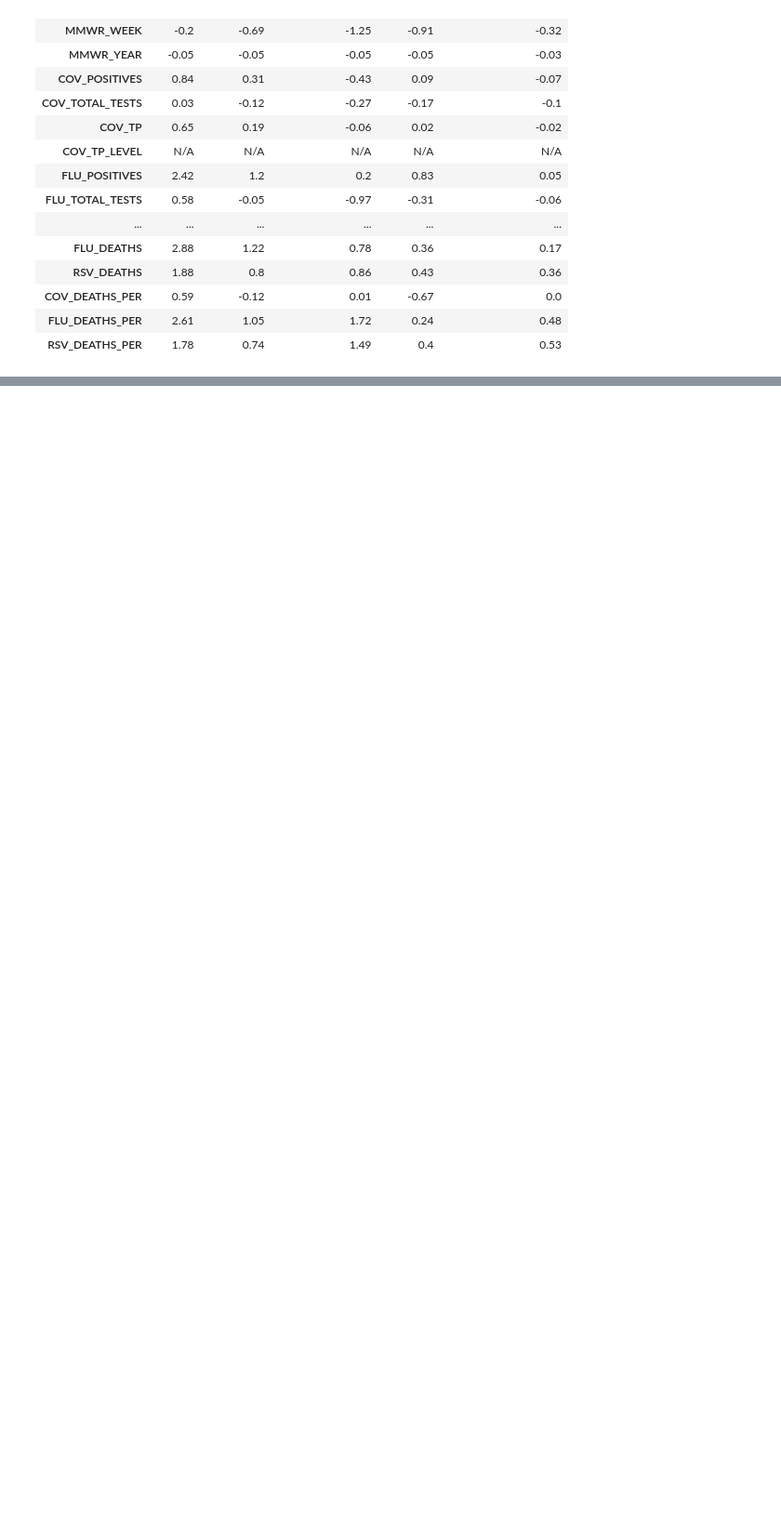
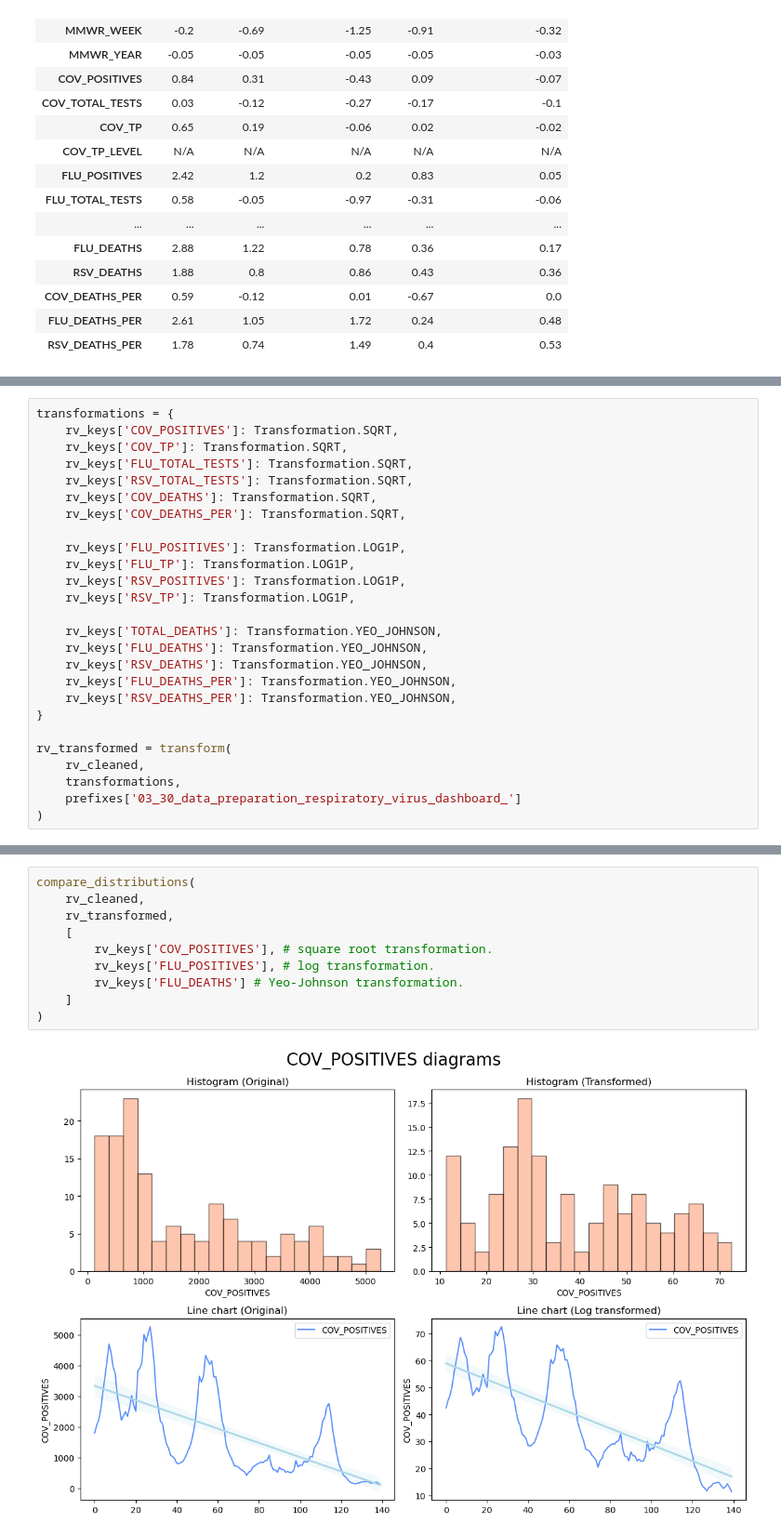
Before and after one commit to ianbunag/cmpe-255-data-mining-project, a Jupyter notebook: 03-30-data-preparation-respiratory-virus-dashboard.ipynb, the cells around one changed output, grey strips where cells are left out. Shown at 93% size. Cells and saved outputs as stored; diff of their text form; blank space fills up the shorter version.

```diff
--- a/03-30-data-preparation-respiratory-virus-dashboard.ipynb
+++ b/03-30-data-preparation-respiratory-virus-dashboard.ipynb
@@ -194,0 +77,26 @@ rv_transformed.to_csv('04-01-respiratory-virus-dashboard-2023-2026.csv', index=F
+# %%
+transformations = {
+    rv_keys['COV_POSITIVES']: Transformation.SQRT,
+    rv_keys['COV_TP']: Transformation.SQRT,
+    rv_keys['FLU_TOTAL_TESTS']: Transformation.SQRT,
+    rv_keys['RSV_TOTAL_TESTS']: Transformation.SQRT,
+    rv_keys['COV_DEATHS']: Transformation.SQRT,
+    rv_keys['COV_DEATHS_PER']: Transformation.SQRT,
+
+    rv_keys['FLU_POSITIVES']: Transformation.LOG1P,
+    rv_keys['FLU_TP']: Transformation.LOG1P,
+    rv_keys['RSV_POSITIVES']: Transformation.LOG1P,
+    rv_keys['RSV_TP']: Transformation.LOG1P,
+
+    rv_keys['TOTAL_DEATHS']: Transformation.YEO_JOHNSON,
+    rv_keys['FLU_DEATHS']: Transformation.YEO_JOHNSON,
+    rv_keys['RSV_DEATHS']: Transformation.YEO_JOHNSON,
+    rv_keys['FLU_DEATHS_PER']: Transformation.YEO_JOHNSON,
+    rv_keys['RSV_DEATHS_PER']: Transformation.YEO_JOHNSON,
+}
+
+rv_transformed = transform(
+    rv_cleaned,
+    transformations,
+    prefixes['03_30_data_preparation_respiratory_virus_dashboard_']
+)
@@ -194,0 +127,12 @@ rv_transformed.to_csv('04-01-respiratory-virus-dashboard-2023-2026.csv', index=F
+# %%
+compare_distributions(
+    rv_cleaned,
+    rv_transformed,
+    [
+        rv_keys['COV_POSITIVES'], # square root transformation.
+        rv_keys['FLU_POSITIVES'], # log transformation.
+        rv_keys['FLU_DEATHS'] # Yeo-Johnson transformation.
+    ]
+)
+# %% [output]
+[figure, added]
```
Also changed, not shown: parts of 15 cells of this notebook, 6 other files.
